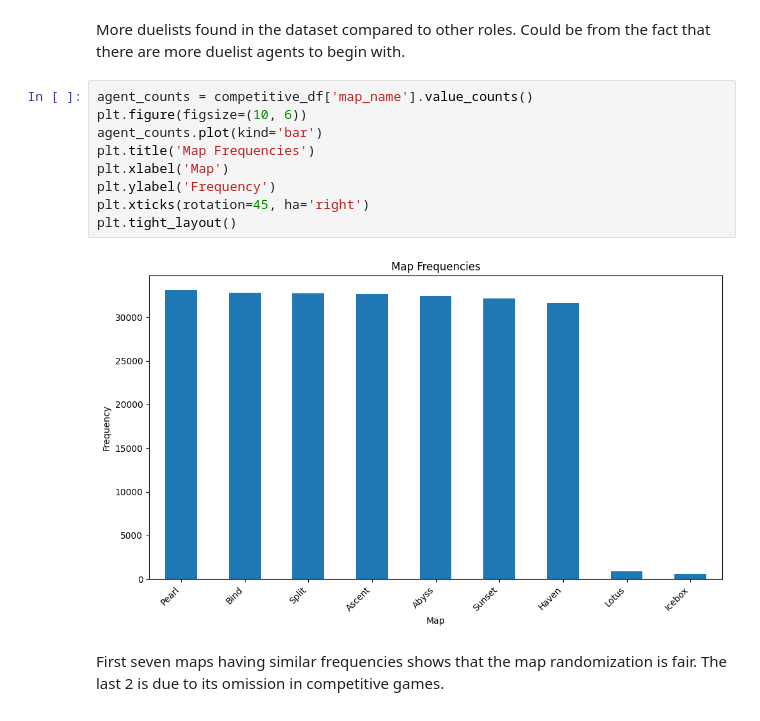
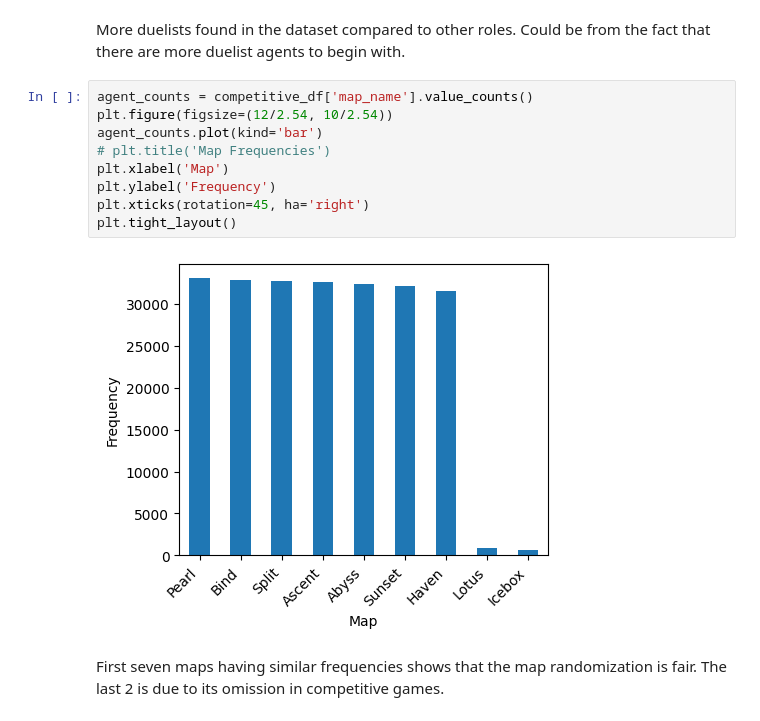
Before and after one commit to PeteCastle/Final-Project, a Jupyter notebook: analysis_for_technnical_report.ipynb, the cells around one changed output. Cells and saved outputs as stored; diff of their text form.

```diff
--- a/analysis_for_technnical_report.ipynb
+++ b/analysis_for_technnical_report.ipynb
@@ -151,15 +153,15 @@ plt.tight_layout()
 More duelists found in the dataset compared to other roles. Could be from the fact that there are more duelist agents to begin with.
 # %%
 agent_counts = competitive_df['map_name'].value_counts()
-plt.figure(figsize=(10, 6))
+plt.figure(figsize=(12/2.54, 10/2.54))
 agent_counts.plot(kind='bar')
-plt.title('Map Frequencies')
+# plt.title('Map Frequencies')
 plt.xlabel('Map')
 plt.ylabel('Frequency')
 plt.xticks(rotation=45, ha='right')
 plt.tight_layout()
 # %% [output]
-[figure, old version]
+[figure, new version]
 # %% [markdown]
 First seven maps having similar frequencies shows that the map randomization is fair. The last 2 is due to its omission in competitive games.
 # %% [markdown]
```
Also changed, not shown: parts of 36 cells of this notebook, 17 other files.
